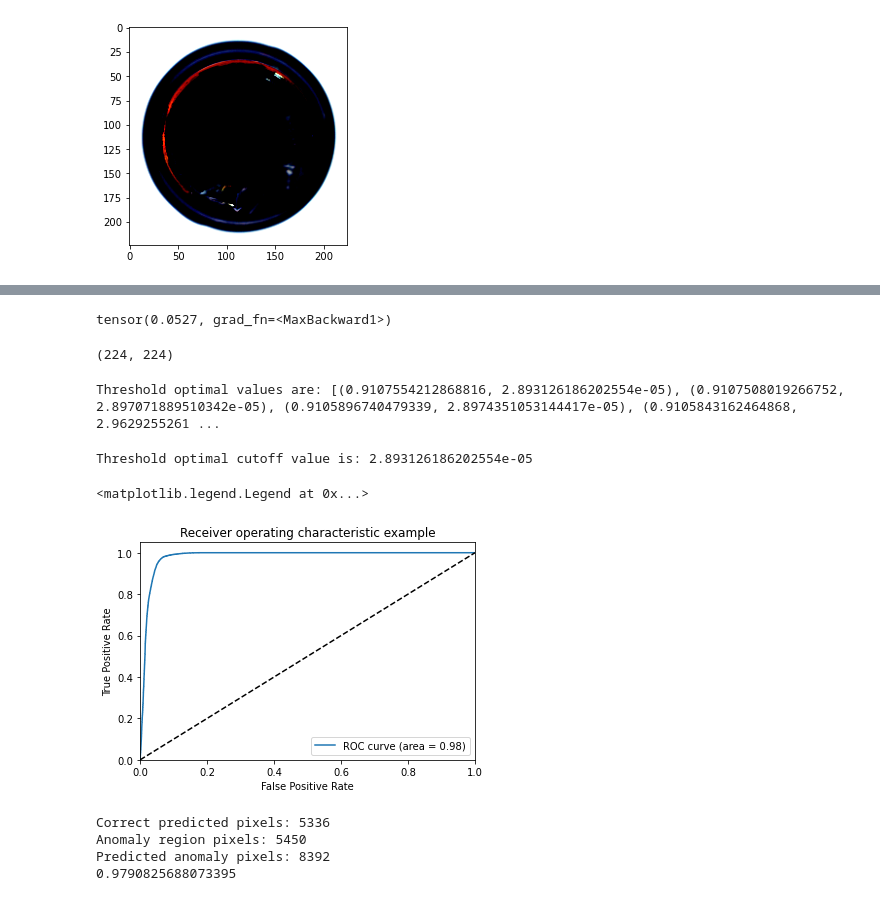
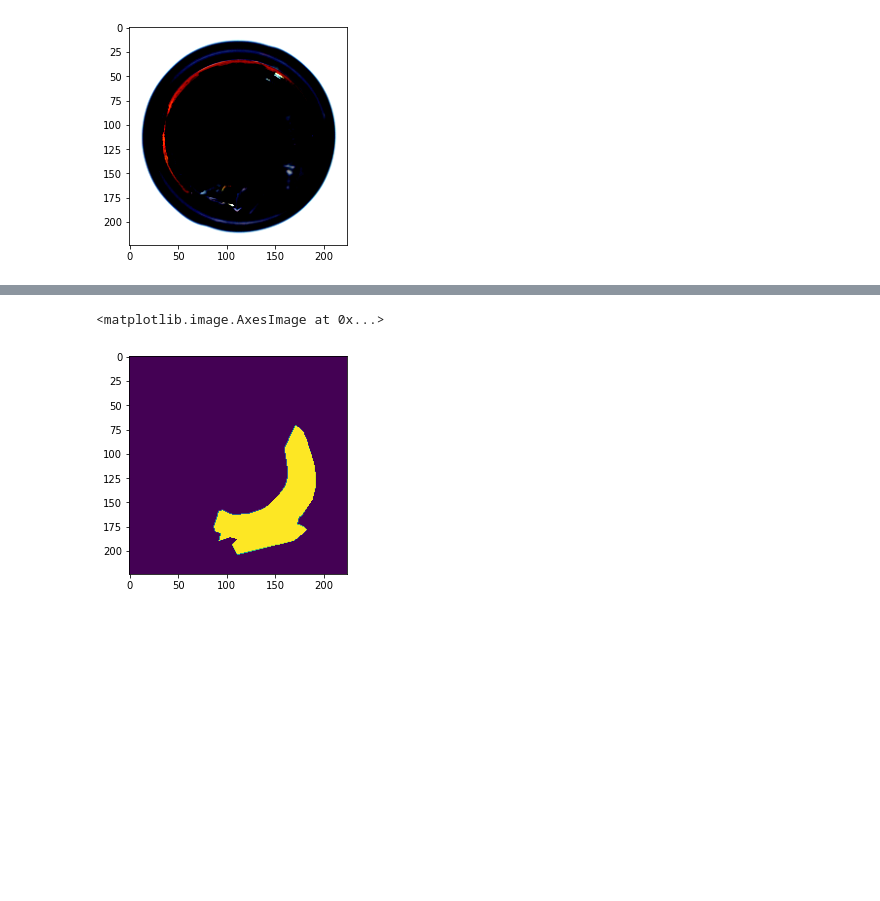
Before and after one commit to FraqMasq/RKD_AD, a Jupyter notebook: RKD_AD.ipynb, the cells around one changed output, grey strips where cells are left out. Saved outputs shown, nothing was run; the diff lists cells and outputs as text; code cells hidden in the pictures; blank space fills up the shorter version.

```diff
--- a/RKD_AD.ipynb
+++ b/RKD_AD.ipynb
@@ -869,16 +1040,10 @@ plt.imshow(an_map.detach().numpy())
-# %%
-#define the maximum value in SAL as sample-level anomaly score SAD
-print(an_map.max())
-# %% [output]
-tensor(0.0527, grad_fn=<MaxBackward1>)
 # %%
 gt = Image.open("data/mvtec_AD/bottle/ground_truth/broken_large/000_mask.png")
 gt = gt.resize((img_w, img_h), Image.NEAREST)
-print(gt.size)
-
-gt = np.asarray(gt)
+plt.imshow(gt)
 # %% [output]
-(224, 224)
+<matplotlib.image.AxesImage at 0x...>
+[figure, added]
 # %%
 import pandas as pd
 def find_optimal_cutoff(fpr, tpr, threshold):
@@ -899,35 +1064,3 @@ def find_optimal_cutoff(fpr, tpr, threshold):
     roc_t = roc.iloc[(roc.tf-0).abs().argsort()[:1]]
 
     return list(roc_t['threshold'])
-# %%
-#Compute AUROC
-from sklearn.metrics import roc_curve, auc # roc curve tools
-ground_truth_labels = gt.ravel()/255 # we want to make them into vectors
-score_value = [x / 255 for x in an_map.detach().numpy().flatten()]  # we want to make them into vectors
-fpr, tpr, thresholds = roc_curve(ground_truth_labels,score_value)
-roc_auc = auc(fpr,tpr)
-
-
-
-optimal_proba_cutoff = sorted(list(zip(np.abs(tpr - fpr), thresholds)), key=lambda i: i[0], reverse=True)
-print("Threshold sorted values are:", optimal_proba_cutoff)
-# %% [output]
-Threshold optimal values are: [(0.9107554212868816, 2.893126186202554e-05), (0.9107508019266752, 2.897071889510342e-05), (0.9105896740479339, 2.8974351053144417e-05), (0.9105843162464868, 2.9629255261 ...
-# %%
-#Plot AUROC and print best threshold
-fig, ax = plt.subplots(1,1)
-optimal_threshold = optimal_proba_cutoff[0][-1]#find_optimal_cutoff(fpr, tpr, thresholds)
-print("Threshold optimal cutoff value is:", optimal_threshold)
-
-ax.plot(fpr, tpr, label='ROC curve (area = %0.2f)' % roc_auc)
-ax.plot([0, 1], [0, 1], 'k--')
-ax.set_xlim([0.0, 1.0])
-ax.set_ylim([0.0, 1.05])
-ax.set_xlabel('False Positive Rate')
-ax.set_ylabel('True Positive Rate')
-ax.set_title('Receiver operating characteristic example')
-ax.legend(loc="lower right")
-# %% [output]
-Threshold optimal cutoff value is: 2.893126186202554e-05
-<matplotlib.legend.Legend at 0x...>
-[figure, removed]
@@ -970,9 +1066,0 @@ def compute_pro(anomaly_map, ground_truth, threshold = 0.01):
-# %%
-#Compute PRO
-pro = compute_pro(an_map.detach().numpy(), gt, optimal_threshold)
-print(pro)
-# %% [output]
-Correct predicted pixels: 5336
-Anomaly region pixels: 5450
-Predicted anomaly pixels: 8392
-0.9790825688073395
```
Also changed, not shown: parts of 24 cells of this notebook.
